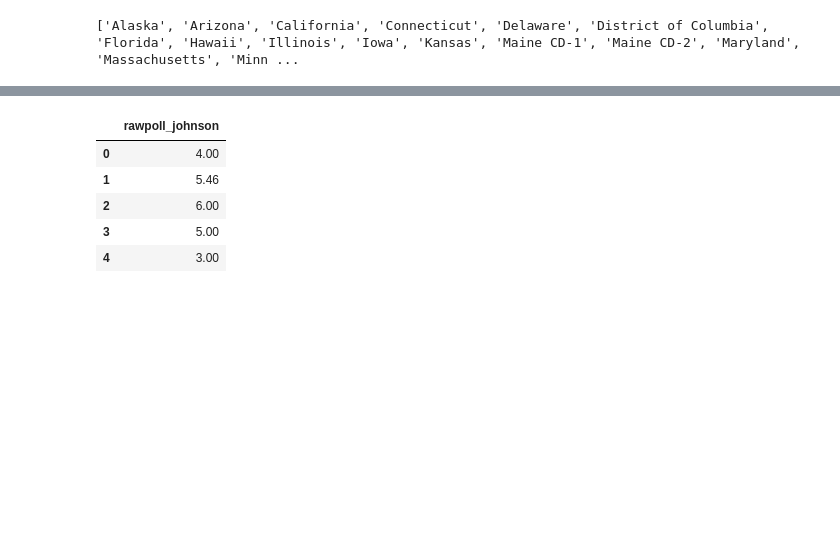
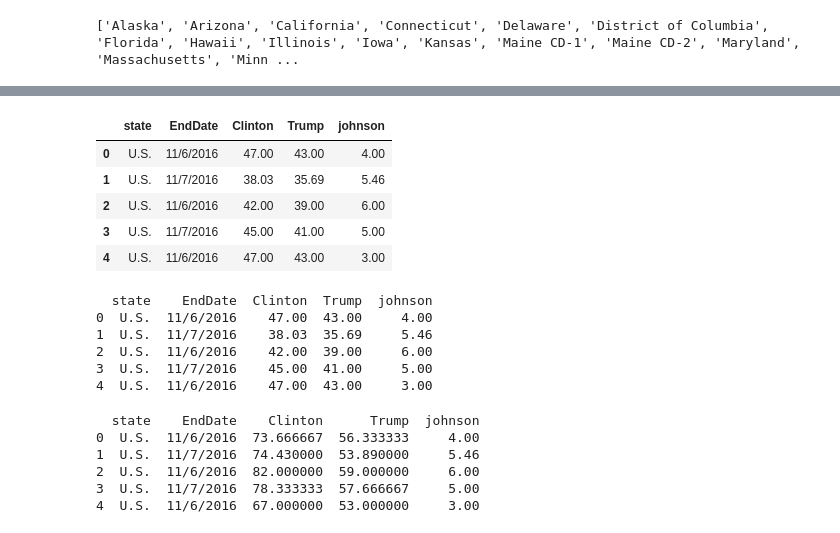
Before and after one commit to keyurshah710/Python-graphing-and-statistical-Analysis., a Jupyter notebook: Election_poll.ipynb, the cells around one changed output, grey strips where cells are left out. Drawn from its saved outputs; the diff is of its cells as text; code cells hidden in the pictures; blank space fills up the shorter version.

```diff
--- a/Election_poll.ipynb
+++ b/Election_poll.ipynb
@@ -16,8 +16,10 @@ import matplotlib.pyplot as plt
 #1. Read the polls data from the CSV file and create a dataframe with only the state, enddate, rawpoll_clinton, and rawpoll_trump columns.
 cols=('enddate','rawpoll_clinton','rawpoll_trump')
 cols2=['state']
+cols3=('rawpoll_johnson','enddate','rawpoll_clinton','rawpoll_trump','state')
 df=pd.read_csv('/content/drive/MyDrive/Independent Study/polls.csv', usecols=cols)
 df2=pd.read_csv('/content/drive/MyDrive/Independent Study/polls.csv', usecols=cols2)
+johnson_df=pd.read_csv('/content/drive/MyDrive/Independent Study/polls.csv',usecols= cols3)
 df.head()
 
 df2.head()
@@ -226,13 +300,46 @@ print(state_list)
 # %%
 #21. Rename rawpoll_johnsone to Johnson
+johnson_df = johnson_df.rename(columns={'enddate': 'EndDate', 'rawpoll_clinton': 'Clinton', 'rawpoll_trump': 'Trump', 'rawpoll_johnson':'johnson'})
+
+johnson_df.head()
 # %% [output]
-|  | rawpoll_johnson |
-| 0 | 4.00 |
-| 1 | 5.46 |
-| 2 | 6.00 |
-| 3 | 5.00 |
-| 4 | 3.00 |
+|  | state | EndDate | Clinton | Trump | johnson |
+| 0 | U.S. | 11/6/2016 | 47.00 | 43.00 | 4.00 |
+| 1 | U.S. | 11/7/2016 | 38.03 | 35.69 | 5.46 |
+| 2 | U.S. | 11/6/2016 | 42.00 | 39.00 | 6.00 |
+| 3 | U.S. | 11/7/2016 | 45.00 | 41.00 | 5.00 |
+| 4 | U.S. | 11/6/2016 | 47.00 | 43.00 | 3.00 |
 # %%
 #22. Replace NA ·values in the Johnson column with 0.
+johnson_df['johnson'] = johnson_df['johnson'].fillna(0)
+
+# Display the updated dataframe
+print(johnson_df.head())
+# %% [output]
+  state    EndDate  Clinton  Trump  johnson
+0  U.S.  11/6/2016    47.00  43.00     4.00
+1  U.S.  11/7/2016    38.03  35.69     5.46
+2  U.S.  11/6/2016    42.00  39.00     6.00
+3  U.S.  11/7/2016    45.00  41.00     5.00
+4  U.S.  11/6/2016    47.00  43.00     3.00
 # %%
 #23. Modify the Clinton and Trump columns by giving Clinton two thirds of Johnson's votes and Trump one third. Note: this is an easy way, to split Johnson's votes and isn't based on any particular science, but most people believe that Clinton would have received a very high percentage of Johnson's vote.
+johnson_votes = johnson_df['johnson']
+two_thirds_johnson_votes = johnson_votes * (2 / 3)
+one_third_johnson_votes = johnson_votes * (1 / 3)
+
+# Add two-thirds of Johnson's votes to the 'Clinton' column
+johnson_df['Clinton'] = johnson_df['Clinton'] + two_thirds_johnson_votes
+
+# Add one-third of Johnson's votes to the 'Trump' column
+johnson_df['Trump'] = johnson_df['Trump'] + one_third_johnson_votes
+
+# Display the updated dataframe with modified 'Clinton' and 'Trump' columns
+print(johnson_df.head())
+# %% [output]
+  state    EndDate    Clinton      Trump  johnson
+0  U.S.  11/6/2016  73.666667  56.333333     4.00
+1  U.S.  11/7/2016  74.430000  53.890000     5.46
+2  U.S.  11/6/2016  82.000000  59.000000     6.00
+3  U.S.  11/7/2016  78.333333  57.666667     5.00
+4  U.S.  11/6/2016  67.000000  53.000000     3.00
```
Also changed, not shown: parts of 16 cells of this notebook.
